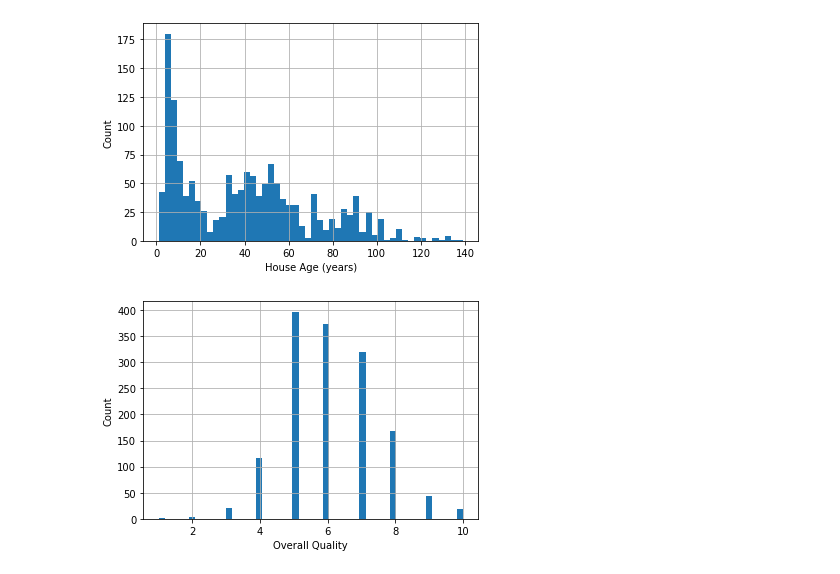
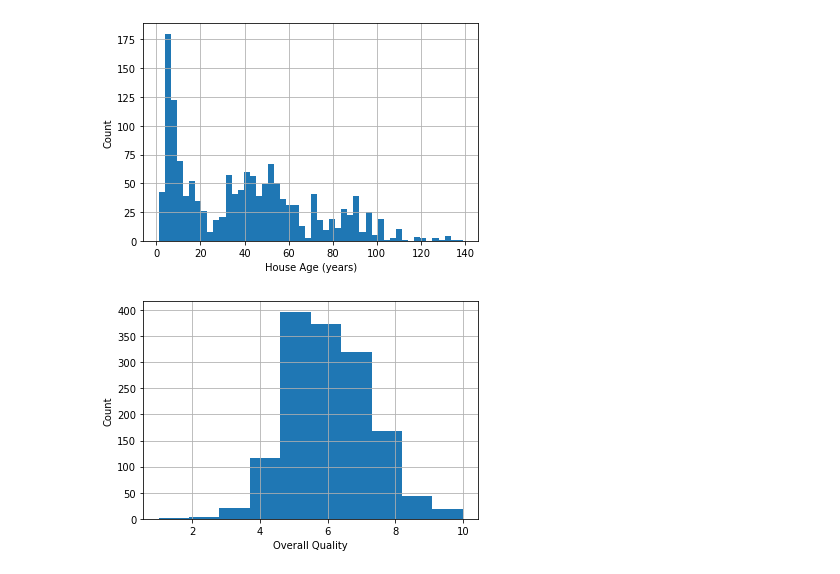
Before and after one commit to smaxwell953/Springboard_DSC_Career_Track, a Jupyter notebook: Capstone 2/Exploratory Data Analysis.ipynb, the cells around one changed output. Cells and saved outputs as stored; diff of their text form; code cells hidden in the pictures.

```diff
--- a/Capstone 2/Exploratory Data Analysis.ipynb
+++ b/Capstone 2/Exploratory Data Analysis.ipynb
@@ -51,8 +76,8 @@ plt.ylabel('Count');
 # %% [output]
 [figure]
 # %%
-housing.OverallQual.hist(bins=50)
+housing.OverallQual.hist(bins=10)
 plt.xlabel('Overall Quality')
 plt.ylabel('Count');
 # %% [output]
-[figure, old version]
+[figure, new version]
```
Also changed, not shown: parts of 10 cells of this notebook.
